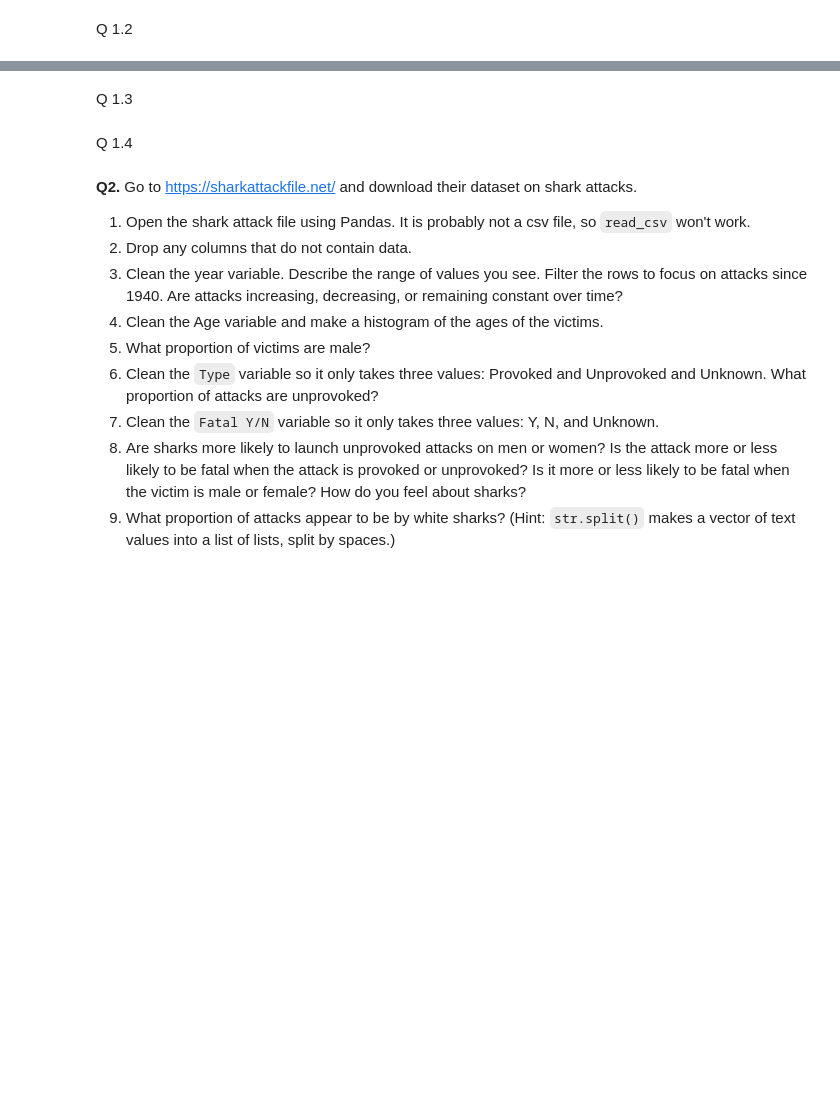
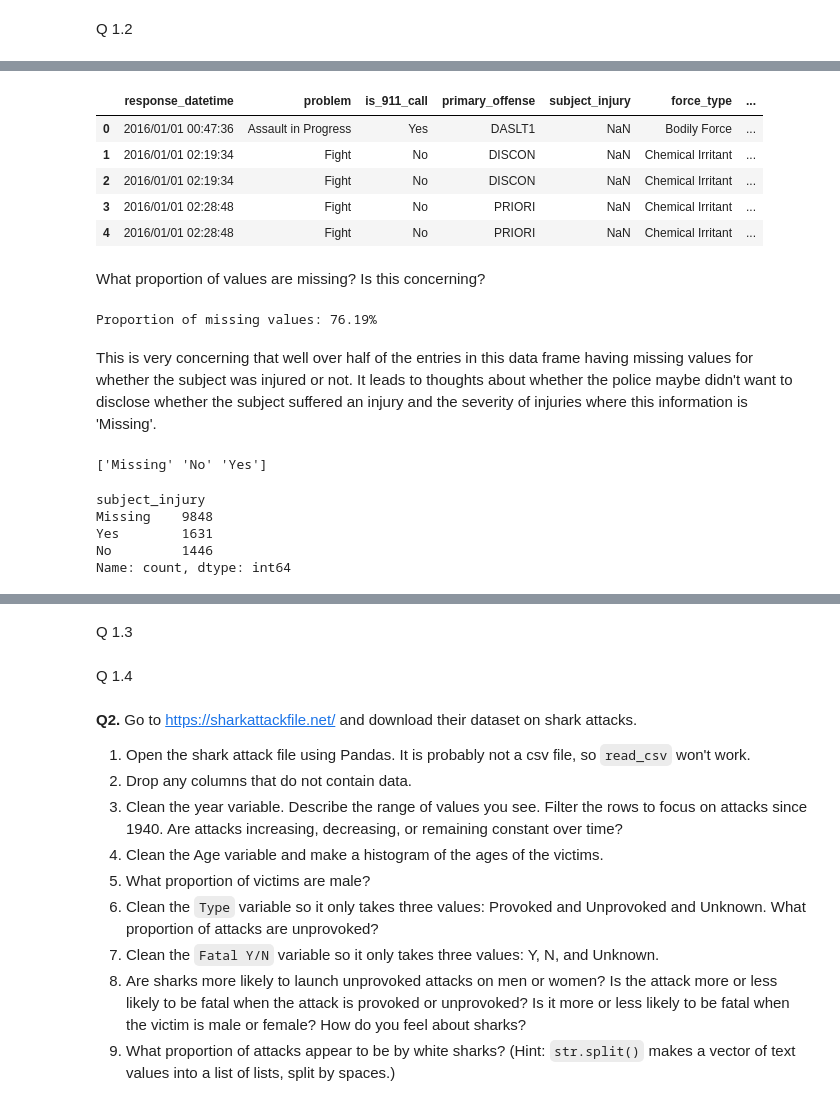
Before and after one commit to kpunsalan8/DS-3001-wrangling, a Jupyter notebook: assignment/assignment.ipynb, the cells around one changed output, grey strips where cells are left out. Cells and saved outputs as stored; diff of their text form; code cells hidden in the pictures; blank space fills up the shorter version.

Commit message:
Saving progress end of Q 1.2 and starting part 3 of Q1

```diff
--- a/assignment/assignment.ipynb
+++ b/assignment/assignment.ipynb
@@ -150,0 +189,19 @@ df = pd.read_csv('./data/mn_police_use_of_force.csv',low_memory=False)
+# %%
+df.head()
+# %% [output]
+|  | response_datetime | problem | is_911_call | primary_offense | subject_injury | force_type | ... |
+| 0 | 2016/01/01 00:47:36 | Assault in Progress | Yes | DASLT1 | NaN | Bodily Force | ... |
+| 1 | 2016/01/01 02:19:34 | Fight | No | DISCON | NaN | Chemical Irritant | ... |
+| 2 | 2016/01/01 02:19:34 | Fight | No | DISCON | NaN | Chemical Irritant | ... |
+| 3 | 2016/01/01 02:28:48 | Fight | No | PRIORI | NaN | Chemical Irritant | ... |
+| 4 | 2016/01/01 02:28:48 | Fight | No | PRIORI | NaN | Chemical Irritant | ... |
+# %% [markdown]
+What proportion of values are missing? Is this concerning?
+# %%
+var = 'subject_injury'
+missing_prop = df[var].isna().mean() # convert missing values to true (1), false (0) otherwise, and get proportion of missing values
+print(f"Proportion of missing values: {missing_prop:.2%}") # print this proportion as percentage with 2 decimal places
+# %% [output]
+Proportion of missing values: 76.19%
+# %% [markdown]
+This is very concerning that well over half of the entries in this data frame having missing values for whether the subject was injured or not. It leads to thoughts about whether the police maybe didn't want to disclose whether the subject suffered an injury and the severity of injuries where this information is 'Missing'.
@@ -150,0 +213,12 @@ df = pd.read_csv('./data/mn_police_use_of_force.csv',low_memory=False)
+# %%
+print(df[var].unique(),'\n')
+# %% [output]
+['Missing' 'No' 'Yes']
+# %%
+print(df[var].value_counts(), '\n')
+# %% [output]
+subject_injury
+Missing    9848
+Yes        1631
+No         1446
+Name: count, dtype: int64
```
Also changed, not shown: parts of 9 cells of this notebook.
